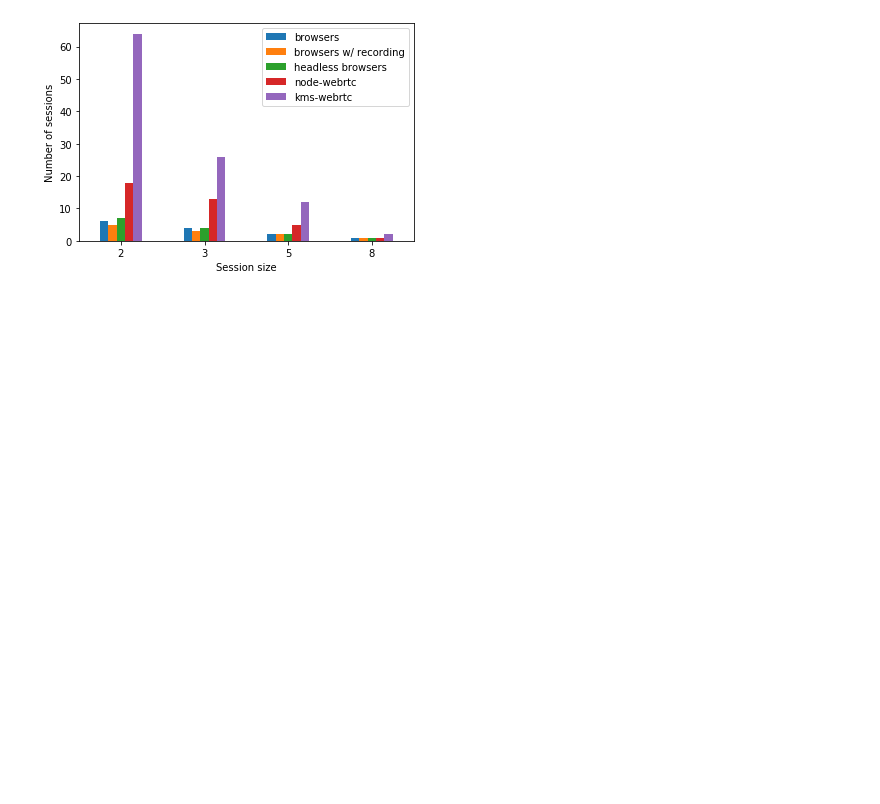
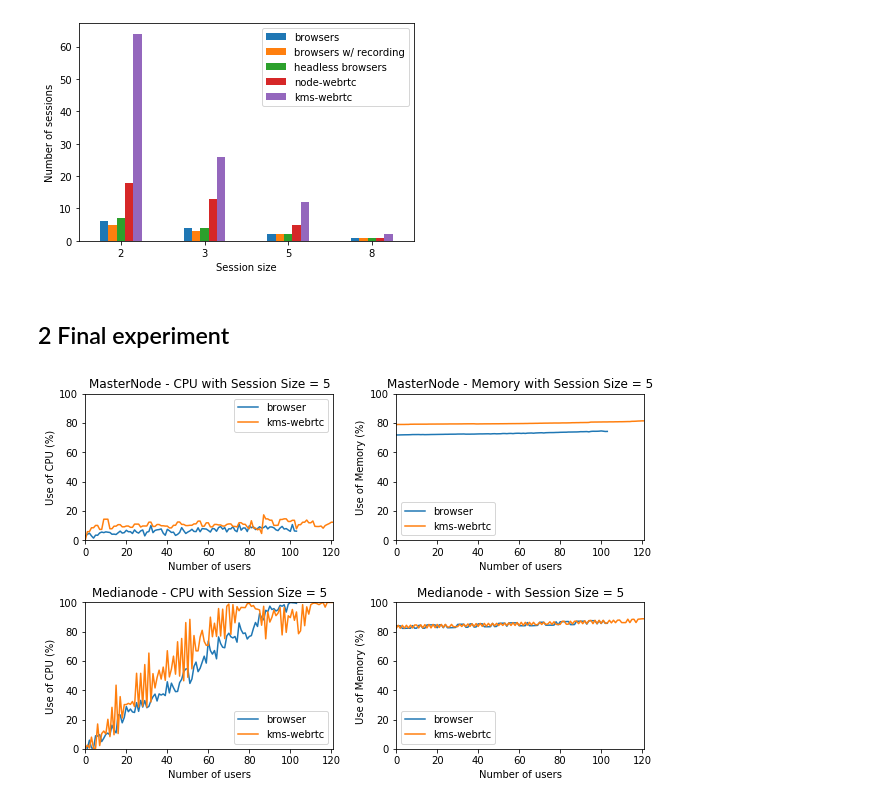
Before and after one commit to Maes95/ChartGenerator_WebRTC, a Jupyter notebook: ChartGenerator.ipynb, the cells around one changed output. Cells and saved outputs as stored; diff of their text form; code cells hidden in the pictures; blank space fills up the shorter version.

```diff
--- a/ChartGenerator.ipynb
+++ b/ChartGenerator.ipynb
@@ -21,11 +21,15 @@ def closestDatetime(metricList, date):
     return float(min(metricList, key=lambda x: abs(x[0] - date))[1][:-1])
 # %%
 def getResultPath(experiment, sessionSize, approach, metric):
-    return '%s/%s_Participants_Per_Session/%s/%s_%s_%s.csv' %  (experiment, sessionSize, approach, sessionSize, approach, metric)
+    return '%s/%s_Participants_Per_Session/%s/%s_%s_%s.csv' %  (
+                        experiment, sessionSize, approach, sessionSize, approach, metric)
 # %%
 def generateChart(dfs, ax, title, ylabel):
-    df = reduce(lambda left,right: left.merge(right, how= "right" if len(right.index) > len(left.index) else "left"), dfs)
+    df = reduce(
+            lambda left,right: left.merge(right, how= "right" if len(right.index) > len(left.index) else "left")
+        , dfs)
     df = df.drop(columns=['Users'])
     ax_df = df.plot.line(title=title, ax = ax)
     ax_df.set_ylabel(ylabel)
     ax_df.set_xlabel("Number of users")
+    return ax_df
@@ -171,3 +194,74 @@ ax.set_xlabel("Session size")
 ax.figure.savefig("Preliminar/images/SessionComparation.pdf")
 # %% [output]
 [figure]
+# %% [markdown]
+## 2 Final experiment
+# %%
+sessionSizes = ["5"]
+#"kms-webrtc" : "kms-webrtc"
+approaches_map = {
+    "browser": "browser",
+    "kms-webrtc" : "kms-webrtc"
+}
+
+#figure, axes = plt.subplots(4, 2)
+figure, axes = plt.subplots(2, 2)
+figure.set_size_inches(9, 6)
+row = 0
+
+for sessionSize in sessionSizes:
+
+    cpu_masternode_dfs = []
+    mem_masternode_dfs = []
+    cpu_medianode_dfs = []
+    mem_medianode_dfs = []
+
+    for approach, approach_name in approaches_map.items():
+
+        # Master Node
+
+        cpu_data_masternode, mem_data_masternode = extractMetrics(sessionSize, approach, approach_name, "Final",
+                                            cpu_label="MASTERNODE_CPU_Final",
+                                            mem_label="MASTERNODE_Mem_Final",
+                                            joined_label="Joined_Final")
+
+        cpu_masternode_dfs.append(pd.DataFrame(cpu_data_masternode))
+
+        mem_masternode_dfs.append(pd.DataFrame(mem_data_masternode))
+
+        # Media Nodes
+
+        cpu_data_medianode, mem_data_medianode = extractMetrics(sessionSize, approach, approach_name, "Final",
+                                            cpu_label="MEDIANODE_CPU_Final",
+                                            mem_label="MEDIANODE_Mem_Final",
+                                            joined_label="Joined_Final")
+
+        cpu_medianode_dfs.append(pd.DataFrame(cpu_data_medianode))
+
+        mem_medianode_dfs.append(pd.DataFrame(mem_data_medianode))
+
+    # Generate CPU Chart (MasterNode)
+    axes[row, 0].set_ylim(0,100)
+    generateChart(cpu_masternode_dfs, axes[row, 0], "MasterNode - CPU with Session Size = %s"%sessionSize, "Use of CPU (%)")
+
+    # Generate Mem (MasterNode)
+    axes[row, 1].set_ylim(0,100)
+    generateChart(mem_masternode_dfs, axes[row, 1], "MasterNode - Memory with Session Size = %s"%sessionSize, "Use of Memory (%)")
+
+
+    row = row + 1
+
+    # Generate CPU Chart (MediaNode)
+    axes[row, 0].set_ylim(0,100)
+    generateChart(cpu_medianode_dfs, axes[row, 0], "Medianode - CPU with Session Size = %s"%sessionSize, "Use of CPU (%)")
+
+    # Generate Mem (MediaNode)
+    axes[row, 1].set_ylim(0,100)
+    generateChart(mem_medianode_dfs, axes[row, 1], "Medianode - with Session Size = %s"%sessionSize, "Use of Memory (%)")
+
+
+plt.rcParams.update({'font.size': 10 })
+figure.tight_layout(pad=1.5)
+#figure.savefig("Final/images/AllChartsInOne.pdf")
+# %% [output]
+[figure, added]
```
Also changed, not shown: parts of 8 cells of this notebook, 51 other files.
